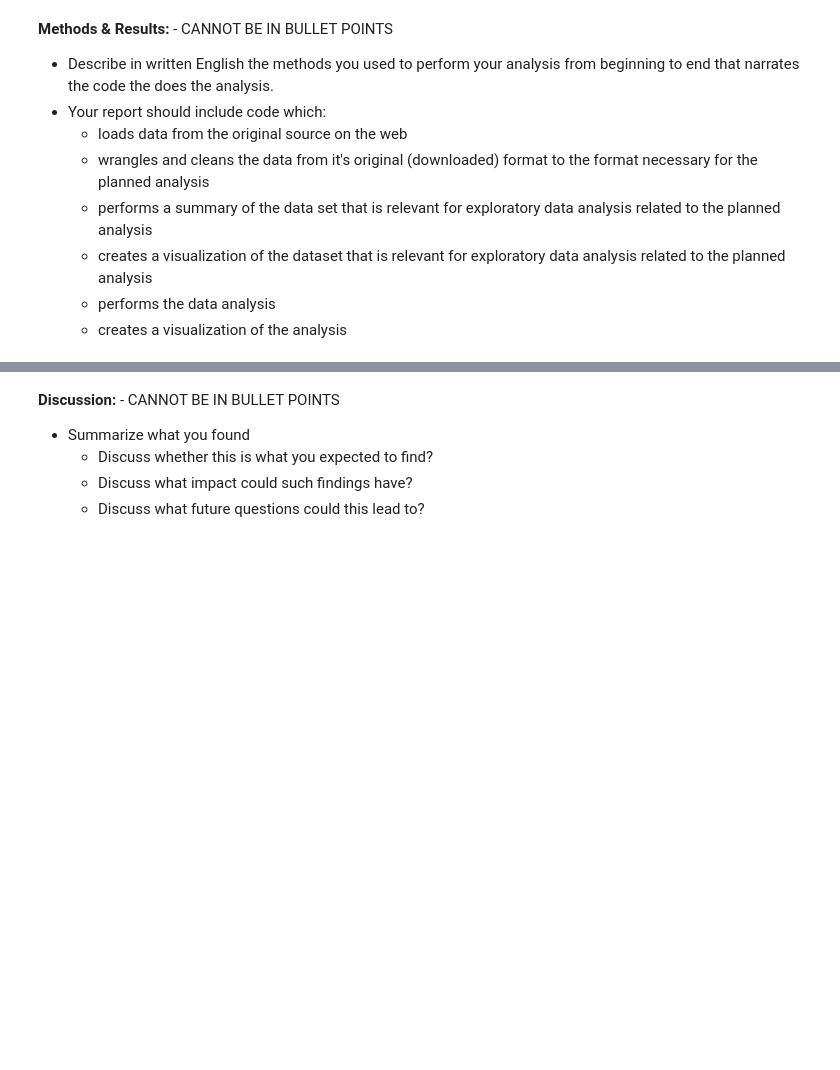
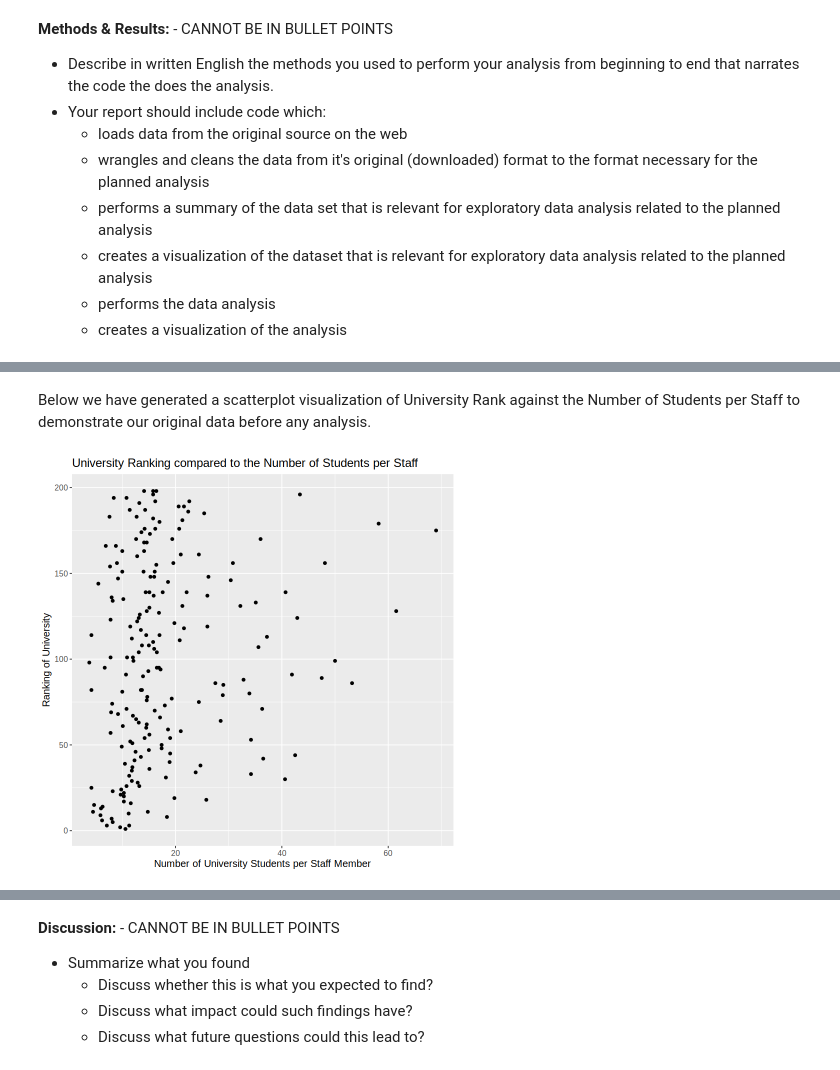
Before and after one commit to petercmh01/DSCI_004_Group_36, a Jupyter notebook: group_project_report.ipynb, the cells around one changed output, grey strips where cells are left out. Drawn from its saved outputs; the diff is of its cells as text; code cells hidden in the pictures; blank space fills up the shorter version.

```diff
--- a/group_project_report.ipynb
+++ b/group_project_report.ipynb
@@ -77,0 +53,9 @@ identify and describe the dataset that was used to answer the question
+# %%
+#rename relevant columns
+university_rename <- university_data |>
+    rename(
+       "university_rank" = "University Rank",
+        "name_of_university" = "Name of University",
+        "number_of_students" = "No of student",
+        "number_students_per_staff" = "No of student per staff"
+    )
@@ -77,0 +68,7 @@ identify and describe the dataset that was used to answer the question
+# %%
+university_student_stats <- university_rename |> #create tibble with only relvant columns
+    select(university_rank, name_of_university, number_of_students, number_students_per_staff) |>
+    filter(university_rank != "Reporter") |> #filter out unranked universities
+    filter(complete.cases(number_students_per_staff)) |> #filter out universities that did not report a student ratio
+    mutate(university_rank = as.numeric(university_rank)) |>
+    drop_na(university_rank) #filter out universities whose ranks are ranges (eg. 201-250)
@@ -77,0 +83,8 @@ identify and describe the dataset that was used to answer the question
+# %%
+#separate tibble with only univeristy rank and number of students per staff.
+university_student_ratio <- university_student_stats |>
+    select(university_rank, name_of_university, number_students_per_staff)
+
+university_rank_students <- university_student_ratio |>
+    select(university_rank, number_students_per_staff)
+university_rank_students
@@ -77,0 +106,13 @@ identify and describe the dataset that was used to answer the question
+# %% [markdown]
+Below we have generated a scatterplot visualization of University Rank against the Number of Students per Staff to demonstrate our original data before any analysis.
+# %%
+rank_student_plot <- university_rank_students |>
+    ggplot(aes(x = number_students_per_staff, y = university_rank)) +
+    geom_point() +
+    xlab("Number of University Students per Staff Member") +
+    ylab("Ranking of University") +
+    ggtitle("University Ranking compared to the Number of Students per Staff") +
+    theme(text = element_text(size=12))
+rank_student_plot
+# %% [output]
+[figure, added]
```
Also changed, not shown: parts of 30 cells of this notebook.
